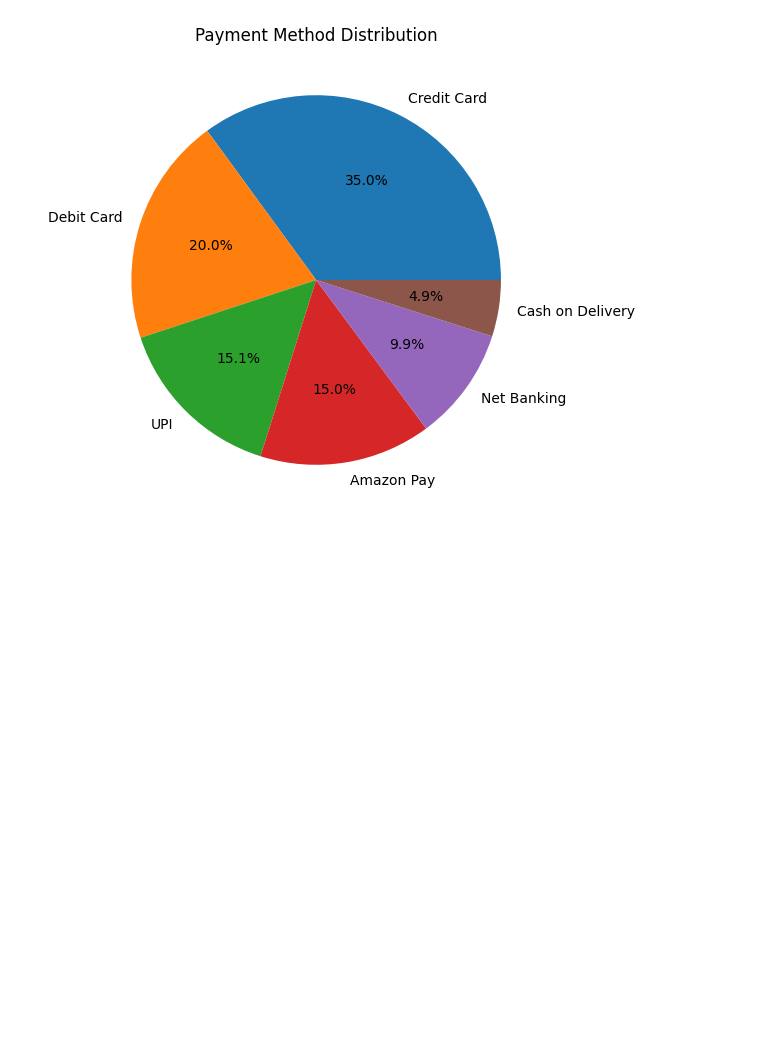
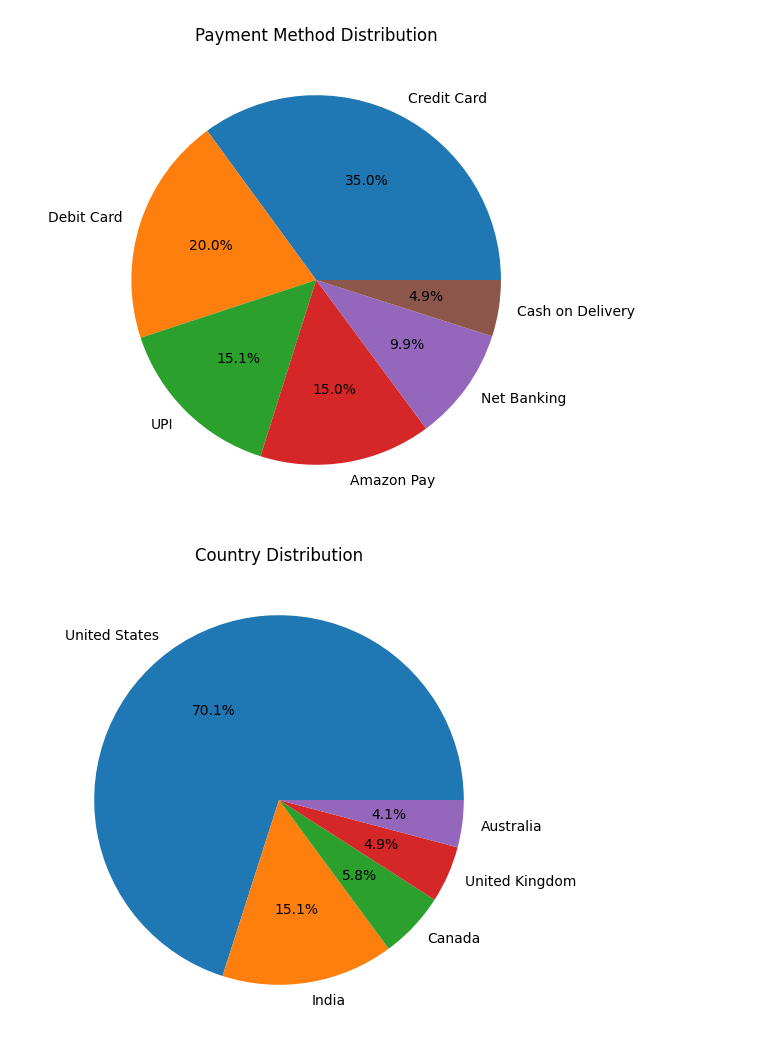
Before and after one commit to soufianboukir/ecom-analytics-platform, a Jupyter notebook: notebooks/02_exploratory_data_analysis.ipynb, the cells around one changed output. Drawn from its saved outputs; the diff is of its cells as text; code cells hidden in the pictures; blank space fills up the shorter version.

```diff
--- a/notebooks/02_exploratory_data_analysis.ipynb
+++ b/notebooks/02_exploratory_data_analysis.ipynb
@@ -68,3 +68,18 @@ plt.title("Payment Method Distribution")
 plt.show()
 # %% [output]
 [figure]
+# %%
+# country Distribution
+counts = df['Country'].value_counts()
+
+plt.figure(figsize=(6,6))
+plt.pie(
+    counts.values,
+    labels=counts.index,
+    autopct='%1.1f%%'
+)
+
+plt.title("Country Distribution")
+plt.show()
+# %% [output]
+[figure, added]
```
Also changed, not shown: parts of 11 cells of this notebook, 2 other files.
